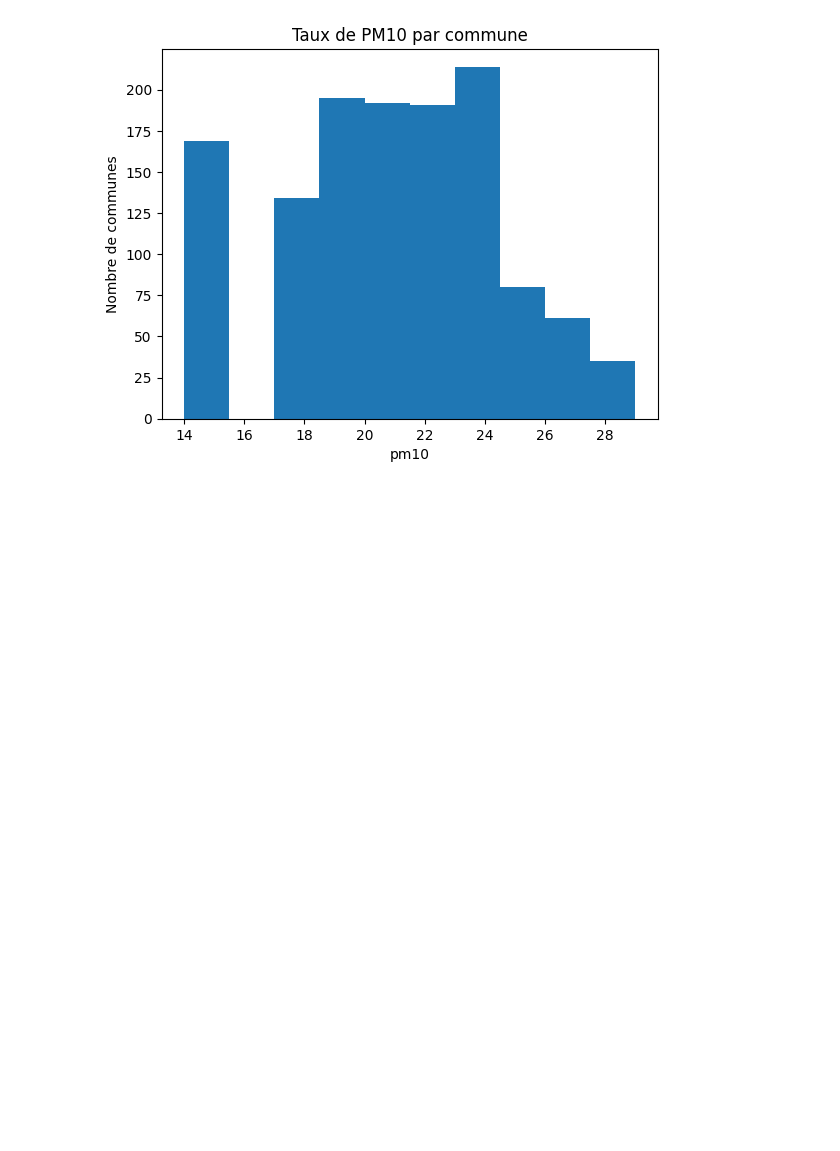
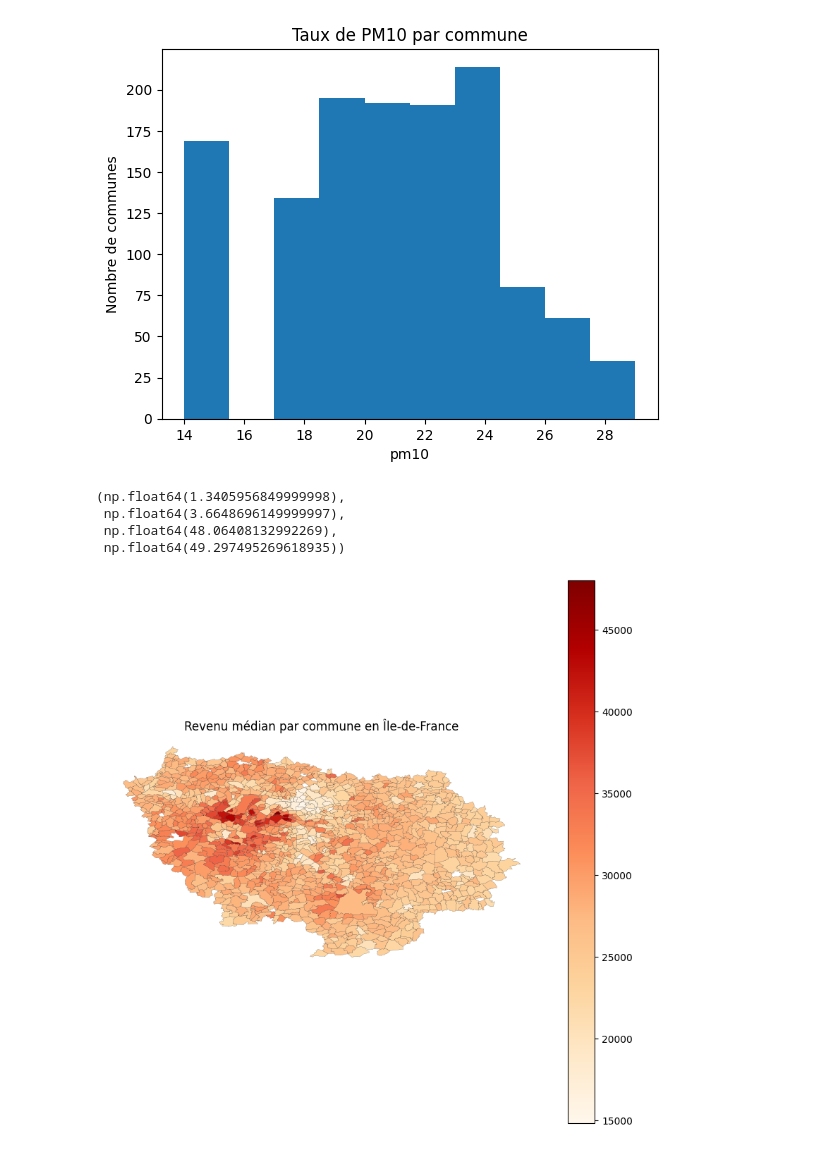
Before and after one commit to aurelianmoge/Projet-Python---ENSAE-2025, a Jupyter notebook: FICHIER PROPRE.ipynb, the cells around one changed output. Drawn from its saved outputs; the diff is of its cells as text; code cells hidden in the pictures; blank space fills up the shorter version.

```diff
--- a/FICHIER PROPRE.ipynb
+++ b/FICHIER PROPRE.ipynb
@@ -439,13 +439,19 @@ communes_idf = gpd.GeoDataFrame(
 communes_idf['centroid'] = communes_idf.geometry.centroid
 communes_idf['x'] = communes_idf.centroid.x # coordonnées est-ouest (longitude)
 communes_idf['y'] = communes_idf.centroid.y # nord-sud (latitude)
+# %%
+# On crée une variable "densité"
+communes_idf["densite"] = communes_idf["P22_POP"] / communes_idf["surf_ha"]
+# %%
+# On supprime la ville de Pierrefitte (dont on a remarqué qu'elle est la seule pour laquelle P22_POP n'est pas renseignée)
+communes_idf = communes_idf[communes_idf["insee"] != "93059"]
 # %%
 #### On réduit, à titre provisoire, notre df à quelques variables d'intérêt
 
 # On sélectionne les variables
 communes_idf_short = communes_idf.copy()
 communes_idf_short = communes_idf_short[["insee", "nom", "departement", "surf_ha", "geometry", "centroid", "x", "y",
-'TP6021', 'MED21', 'SNEMM_23', 'P22_POP',
+'MED21', 'P22_POP', "densite",
 "Polluee", "rejets_isoles", "nb_etablissements_isoles", "rejets_raccordes", "nb_etablissements_raccordes", "rejets_tot", "nb_etablissements_tot",
 "no2", "o3", "pm10"]]
 # %%
@@ -546,6 +552,29 @@ plt.show()
 [figure]
 [figure]
 [figure]
+# %%
+# Revenu médian
+
+communes_idf_short["MED21"] = communes_idf_short["MED21"].astype(int)
+
+fig, ax = plt.subplots(figsize=(10, 10))
+communes_idf_short.plot(
+    column="MED21",
+    legend=True,
+    cmap="OrRd",  # rouge / orange
+    ax=ax,
+    edgecolor="black",
+    linewidth=0.1
+)
+
+ax.set_title("Revenu médian par commune en Île-de-France")
+ax.axis("off")
+# %% [output]
+(np.float64(1.3405956849999998),
+ np.float64(3.6648696149999997),
+ np.float64(48.06408132992269),
+ np.float64(49.297495269618935))
+[figure, added]
 # %%
 ##############################################
 ######### PARTIE 5 : MODELISATION ############
```
Also changed, not shown: parts of 4 cells of this notebook, 1 other file.
